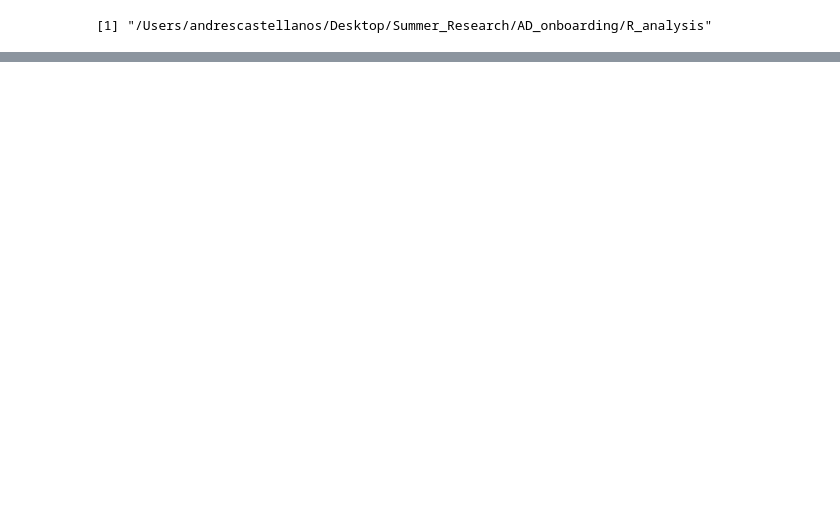
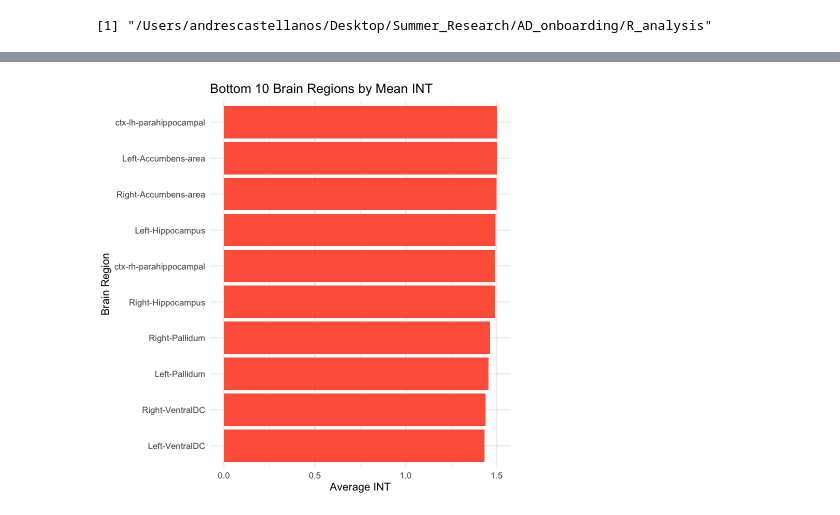
Before and after one commit to ACastellana0629/AD_onboarding, a Jupyter notebook: R_analysis/INT_Data_Analysis.ipynb, the cells around one changed output, grey strips where cells are left out. Drawn from its saved outputs; the diff is of its cells as text; code cells hidden in the pictures; blank space fills up the shorter version.

```diff
--- a/R_analysis/INT_Data_Analysis.ipynb
+++ b/R_analysis/INT_Data_Analysis.ipynb
@@ -65,0 +661,16 @@ load("../Data/ADNI_INT_CT_demo.RData")
+# %%
+ggplot(
+  tail(region_mean_INT,10),
+  aes(x = reorder(Region, Mean_INT),
+      y = Mean_INT)
+) +
+  geom_col(fill = "tomato") +
+  coord_flip() +
+  labs(
+    title = "Bottom 10 Brain Regions by Mean INT",
+    x = "Brain Region",
+    y = "Average INT"
+  ) +
+  theme_minimal(base_size = 13)
+# %% [output]
+[figure, added]
```
Also changed, not shown: parts of 47 cells of this notebook.
